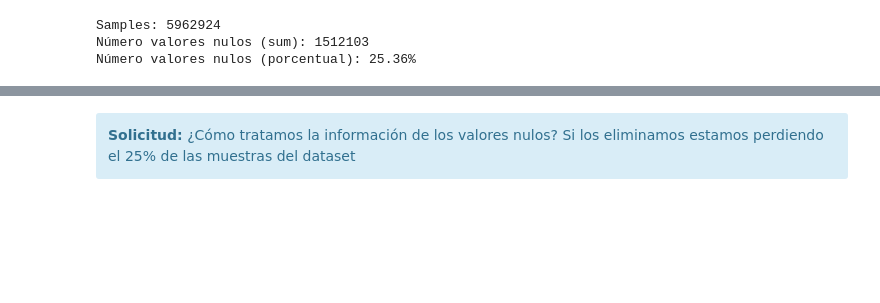
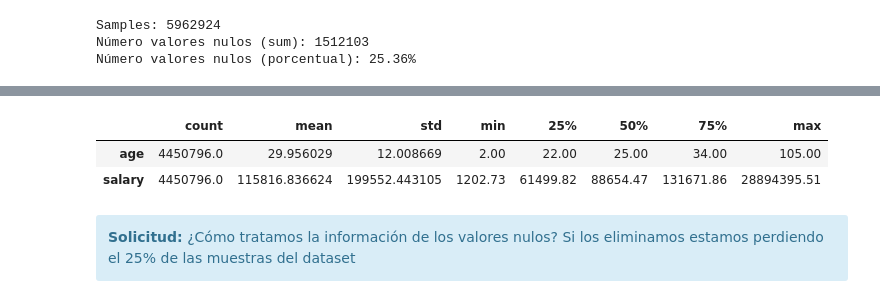
Before and after one commit to sergiomasavi/EasyMoney, a Jupyter notebook: Notebooks/TAREA_1_ANALISIS.ipynb, the cells around one changed output, grey strips where cells are left out. Drawn from its saved outputs; the diff is of its cells as text; code cells hidden in the pictures; blank space fills up the shorter version.

```diff
--- a/Notebooks/TAREA_1_ANALISIS.ipynb
+++ b/Notebooks/TAREA_1_ANALISIS.ipynb
@@ -812,3 +914,9 @@ Número valores nulos (porcentual): 25.36%
+# %%
+df_salary.describe().T
+# %% [output]
+|  | count | mean | std | min | 25% | 50% | 75% | max |
+| age | 4450796.0 | 29.956029 | 12.008669 | 2.00 | 22.00 | 25.00 | 34.00 | 105.00 |
+| salary | 4450796.0 | 115816.836624 | 199552.443105 | 1202.73 | 61499.82 | 88654.47 | 131671.86 | 28894395.51 |
 # %% [markdown]
 <div class="alert alert-block alert-info">
 <b>Solicitud:</b> ¿Cómo tratamos la información de los valores nulos? Si los eliminamos estamos perdiendo el 25% de las muestras del dataset
```
Also changed, not shown: parts of 32 cells of this notebook.
